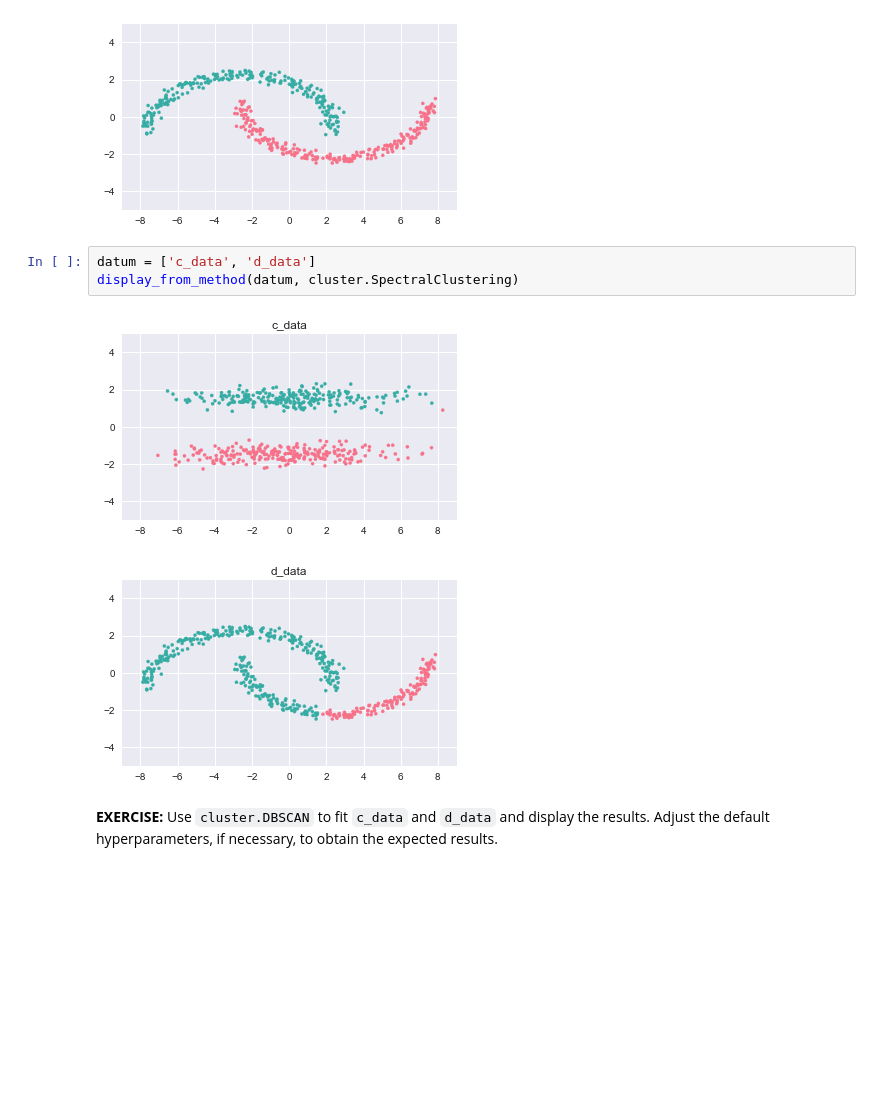
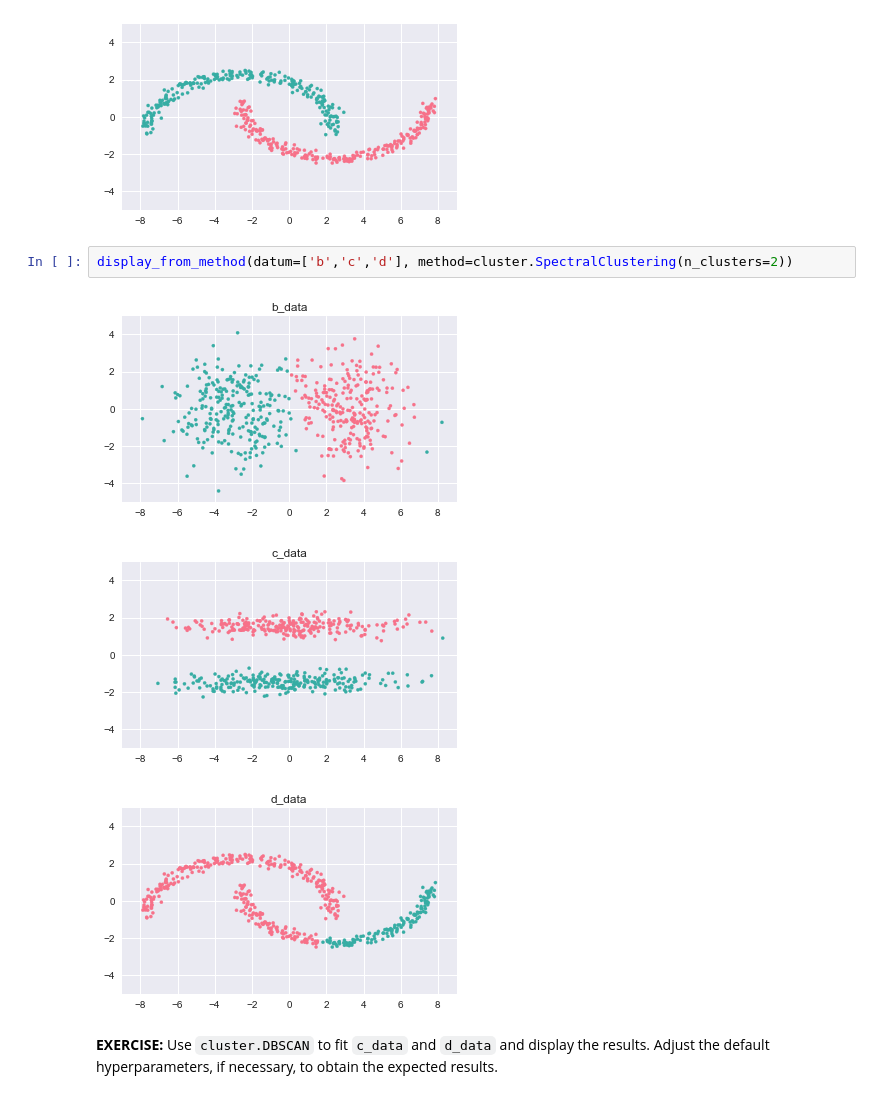
Before and after one commit to alexarmstrongvi/MachineLearningStatistics, a Jupyter notebook: notebooks/Clustering.ipynb, the cells around one changed output. Saved outputs shown, nothing was run; the diff lists cells and outputs as text; blank space fills up the shorter version.

```diff
--- a/notebooks/Clustering.ipynb
+++ b/notebooks/Clustering.ipynb
@@ -315,12 +311,12 @@ d_fit = cluster.SpectralClustering(n_clusters=2, gamma=2.0).fit(d_data)
 display(d_data, d_fit)
 # %% [output]
 [figure]
-# %%
-datum = ['c_data', 'd_data']
-display_from_method(datum, cluster.SpectralClustering)
-# %% [output]
-[figure, removed]
-[figure, removed]
+# %%
+display_from_method(datum=['b','c','d'], method=cluster.SpectralClustering(n_clusters=2))
+# %% [output]
+[figure, added]
+[figure, added]
+[figure, added]
 # %% [markdown]
 **EXERCISE:** Use `cluster.DBSCAN` to fit `c_data` and `d_data` and display the results.  Adjust the default hyperparameters, if necessary, to obtain the expected results.
 # %%
```
Also changed, not shown: parts of 11 cells of this notebook.
